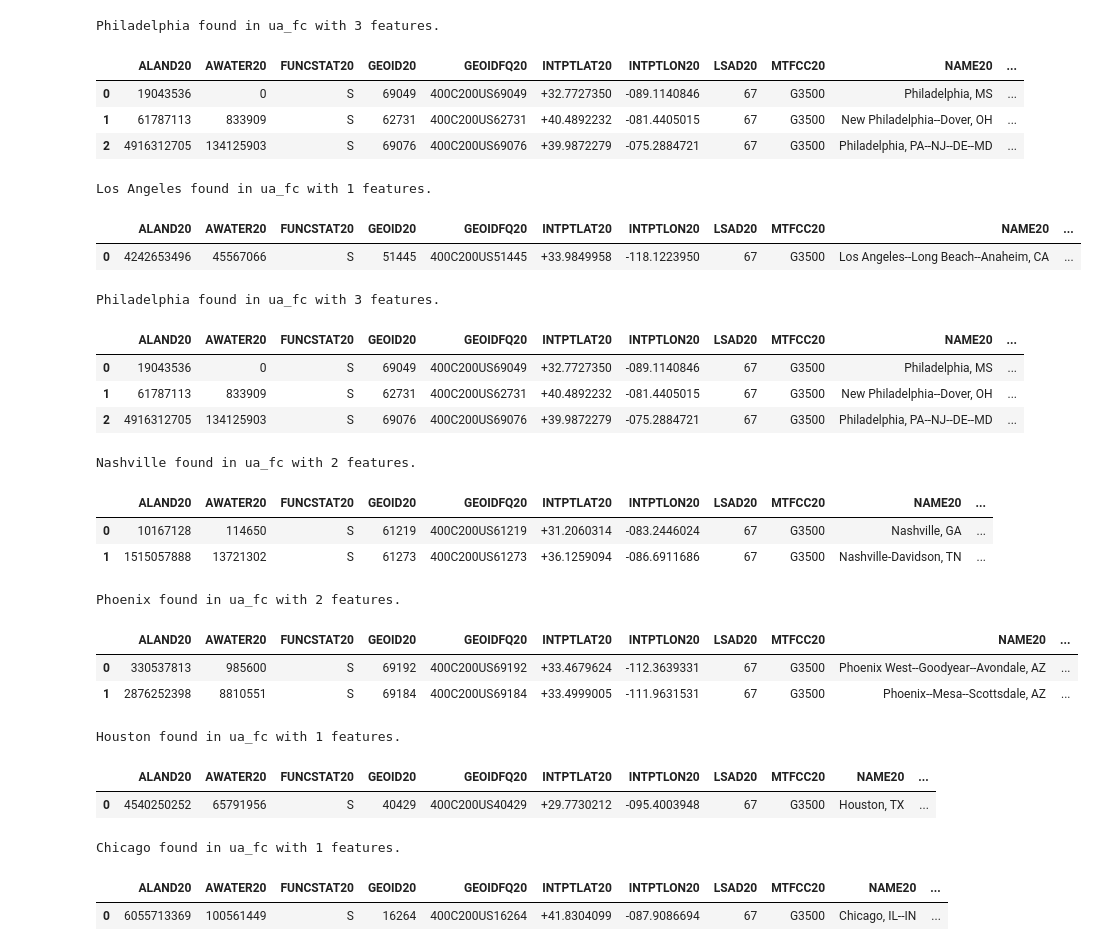
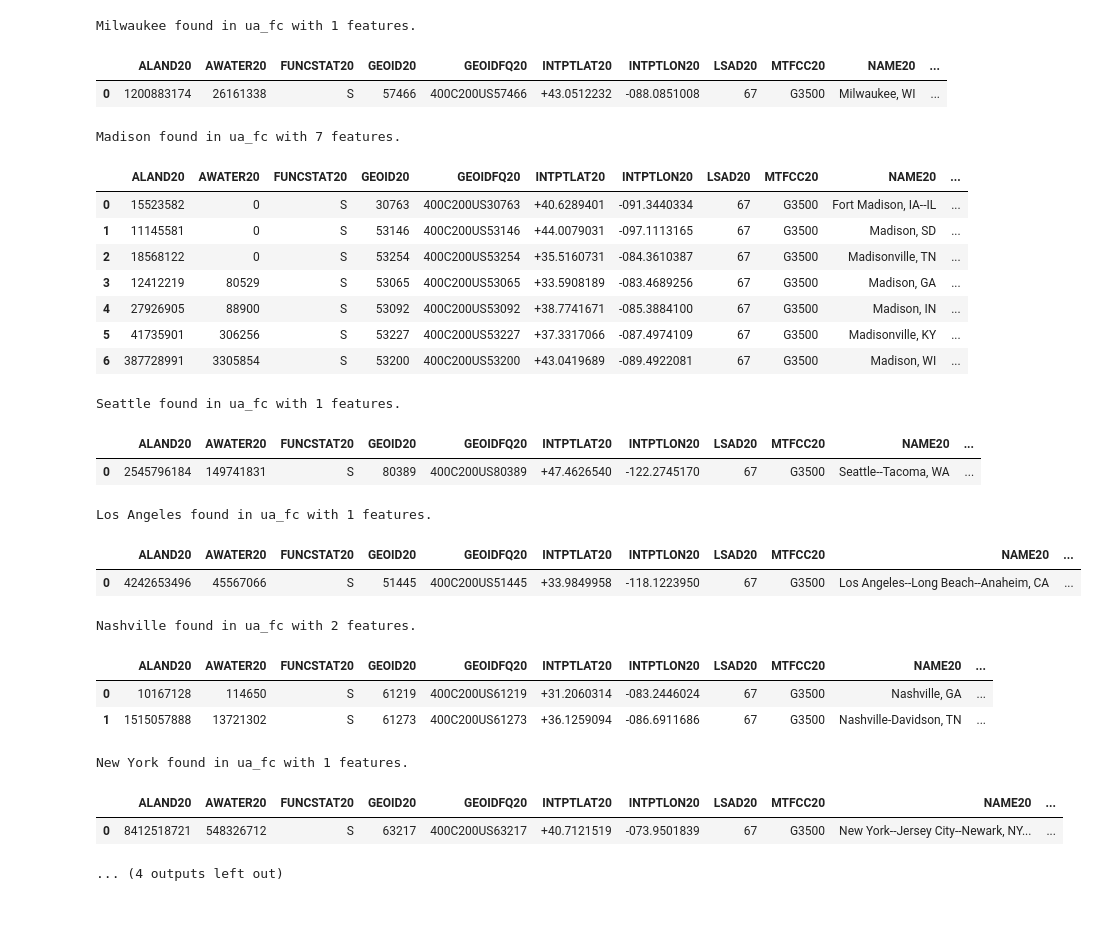
Before and after one commit to cchen744/uhi-extreme-heat-response, a Jupyter notebook: notebooks/01_data_exploration.ipynb, the cells around one changed output. Drawn from its saved outputs; the diff is of its cells as text; code cells hidden in the pictures; blank space fills up the shorter version.

```diff
--- a/notebooks/01_data_exploration.ipynb
+++ b/notebooks/01_data_exploration.ipynb
@@ -235,41 +216,40 @@ def build_city_level_safe(
         "rows_written": rows_written,
     }
 # %%
-intended_cities = ['Philadelphia','Los Angeles','Philadelphia','Nashville','Phoenix','Houston','Chicago']
+intended_cities = ["Madison","Milwaukee",'Seattle','Los Angeles', "Phoenix", 'Nashville','Houston','New York',]
 for city_name in intended_cities:
   city = ua_fc.filter(ee.Filter.stringContains("NAME20", city_name))
   city_count = city.size().getInfo()
 
   if city_count > 0:
-      print(f"{city_name} found in ua_fc with {city_count} features.")
-      display(geemap.ee_to_df(city))
+        print(f"{city_name} found in ua_fc with {city_count} features.")
+        display(geemap.ee_to_df(city))
   else:
       print(f"{city_name} not found in ua_fc.")
 # %% [output]
-Philadelphia found in ua_fc with 3 features.
+Milwaukee found in ua_fc with 1 features.
 |  | ALAND20 | AWATER20 | FUNCSTAT20 | GEOID20 | GEOIDFQ20 | INTPTLAT20 | INTPTLON20 | LSAD20 | MTFCC20 | NAME20 | ... |
-| 0 | 19043536 | 0 | S | 69049 | 400C200US69049 | +32.7727350 | -089.1140846 | 67 | G3500 | Philadelphia, MS | ... |
-| 1 | 61787113 | 833909 | S | 62731 | 400C200US62731 | +40.4892232 | -081.4405015 | 67 | G3500 | New Philadelphia--Dover, OH | ... |
-| 2 | 4916312705 | 134125903 | S | 69076 | 400C200US69076 | +39.9872279 | -075.2884721 | 67 | G3500 | Philadelphia, PA--NJ--DE--MD | ... |
+| 0 | 1200883174 | 26161338 | S | 57466 | 400C200US57466 | +43.0512232 | -088.0851008 | 67 | G3500 | Milwaukee, WI | ... |
-Los Angeles found in ua_fc with 1 features.
+Madison found in ua_fc with 7 features.
 |  | ALAND20 | AWATER20 | FUNCSTAT20 | GEOID20 | GEOIDFQ20 | INTPTLAT20 | INTPTLON20 | LSAD20 | MTFCC20 | NAME20 | ... |
-| 0 | 4242653496 | 45567066 | S | 51445 | 400C200US51445 | +33.9849958 | -118.1223950 | 67 | G3500 | Los Angeles--Long Beach--Anaheim, CA | ... |
+| 0 | 15523582 | 0 | S | 30763 | 400C200US30763 | +40.6289401 | -091.3440334 | 67 | G3500 | Fort Madison, IA--IL | ... |
+| 1 | 11145581 | 0 | S | 53146 | 400C200US53146 | +44.0079031 | -097.1113165 | 67 | G3500 | Madison, SD | ... |
+| 2 | 18568122 | 0 | S | 53254 | 400C200US53254 | +35.5160731 | -084.3610387 | 67 | G3500 | Madisonville, TN | ... |
+| 3 | 12412219 | 80529 | S | 53065 | 400C200US53065 | +33.5908189 | -083.4689256 | 67 | G3500 | Madison, GA | ... |
+| 4 | 27926905 | 88900 | S | 53092 | 400C200US53092 | +38.7741671 | -085.3884100 | 67 | G3500 | Madison, IN | ... |
+| 5 | 41735901 | 306256 | S | 53227 | 400C200US53227 | +37.3317066 | -087.4974109 | 67 | G3500 | Madisonville, KY | ... |
+| 6 | 387728991 | 3305854 | S | 53200 | 400C200US53200 | +43.0419689 | -089.4922081 | 67 | G3500 | Madison, WI | ... |
-Philadelphia found in ua_fc with 3 features.
+Seattle found in ua_fc with 1 features.
 |  | ALAND20 | AWATER20 | FUNCSTAT20 | GEOID20 | GEOIDFQ20 | INTPTLAT20 | INTPTLON20 | LSAD20 | MTFCC20 | NAME20 | ... |
-| 0 | 19043536 | 0 | S | 69049 | 400C200US69049 | +32.7727350 | -089.1140846 | 67 | G3500 | Philadelphia, MS | ... |
-| 1 | 61787113 | 833909 | S | 62731 | 400C200US62731 | +40.4892232 | -081.4405015 | 67 | G3500 | New Philadelphia--Dover, OH | ... |
-| 2 | 4916312705 | 134125903 | S | 69076 | 400C200US69076 | +39.9872279 | -075.2884721 | 67 | G3500 | Philadelphia, PA--NJ--DE--MD | ... |
+| 0 | 2545796184 | 149741831 | S | 80389 | 400C200US80389 | +47.4626540 | -122.2745170 | 67 | G3500 | Seattle--Tacoma, WA | ... |
-Nashville found in ua_fc with 2 features.
+Los Angeles found in ua_fc with 1 features.
 |  | ALAND20 | AWATER20 | FUNCSTAT20 | GEOID20 | GEOIDFQ20 | INTPTLAT20 | INTPTLON20 | LSAD20 | MTFCC20 | NAME20 | ... |
-| 0 | 10167128 | 114650 | S | 61219 | 400C200US61219 | +31.2060314 | -083.2446024 | 67 | G3500 | Nashville, GA | ... |
-| 1 | 1515057888 | 13721302 | S | 61273 | 400C200US61273 | +36.1259094 | -086.6911686 | 67 | G3500 | Nashville-Davidson, TN | ... |
+| 0 | 4242653496 | 45567066 | S | 51445 | 400C200US51445 | +33.9849958 | -118.1223950 | 67 | G3500 | Los Angeles--Long Beach--Anaheim, CA | ... |
-Phoenix found in ua_fc with 2 features.
+Nashville found in ua_fc with 2 features.
 |  | ALAND20 | AWATER20 | FUNCSTAT20 | GEOID20 | GEOIDFQ20 | INTPTLAT20 | INTPTLON20 | LSAD20 | MTFCC20 | NAME20 | ... |
-| 0 | 330537813 | 985600 | S | 69192 | 400C200US69192 | +33.4679624 | -112.3639331 | 67 | G3500 | Phoenix West--Goodyear--Avondale, AZ | ... |
-| 1 | 2876252398 | 8810551 | S | 69184 | 400C200US69184 | +33.4999005 | -111.9631531 | 67 | G3500 | Phoenix--Mesa--Scottsdale, AZ | ... |
+| 0 | 10167128 | 114650 | S | 61219 | 400C200US61219 | +31.2060314 | -083.2446024 | 67 | G3500 | Nashville, GA | ... |
+| 1 | 1515057888 | 13721302 | S | 61273 | 400C200US61273 | +36.1259094 | -086.6911686 | 67 | G3500 | Nashville-Davidson, TN | ... |
-Houston found in ua_fc with 1 features.
+New York found in ua_fc with 1 features.
 |  | ALAND20 | AWATER20 | FUNCSTAT20 | GEOID20 | GEOIDFQ20 | INTPTLAT20 | INTPTLON20 | LSAD20 | MTFCC20 | NAME20 | ... |
-| 0 | 4540250252 | 65791956 | S | 40429 | 400C200US40429 | +29.7730212 | -095.4003948 | 67 | G3500 | Houston, TX | ... |
+| 0 | 8412518721 | 548326712 | S | 63217 | 400C200US63217 | +40.7121519 | -073.9501839 | 67 | G3500 | New York--Jersey City--Newark, NY... | ... |
-Chicago found in ua_fc with 1 features.
+... (4 outputs left out)
-|  | ALAND20 | AWATER20 | FUNCSTAT20 | GEOID20 | GEOIDFQ20 | INTPTLAT20 | INTPTLON20 | LSAD20 | MTFCC20 | NAME20 | ... |
-| 0 | 6055713369 | 100561449 | S | 16264 | 400C200US16264 | +41.8304099 | -087.9086694 | 67 | G3500 | Chicago, IL--IN | ... |
```
Also changed, not shown: parts of 9 cells of this notebook.
